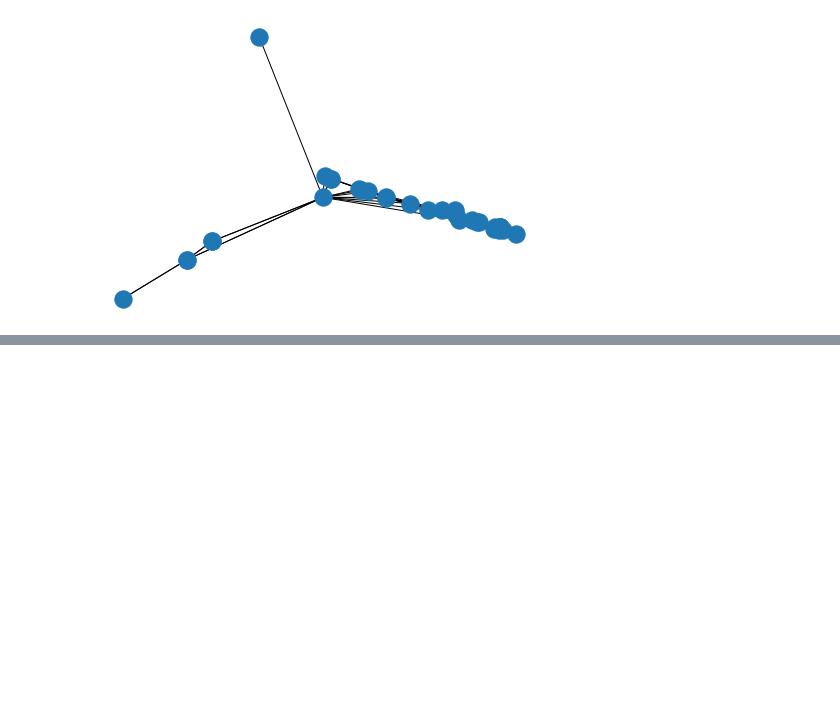
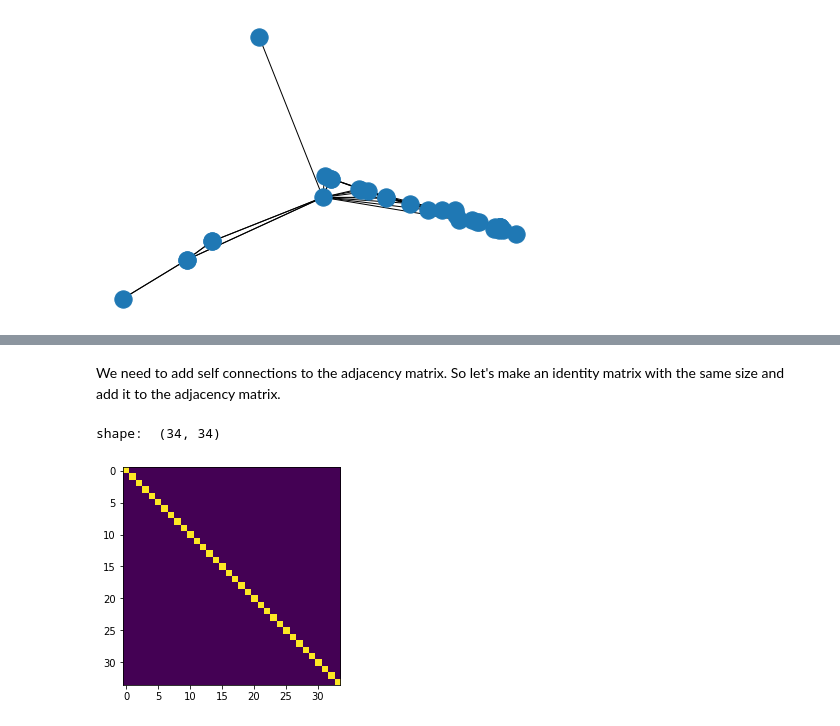
Before and after one commit to MaggieLieu/MLiS_examples, a Jupyter notebook: Graph_examples.ipynb, the cells around one changed output, grey strips where cells are left out. Drawn from its saved outputs; the diff is of its cells as text; code cells hidden in the pictures; blank space fills up the shorter version.

```diff
--- a/Graph_examples.ipynb
+++ b/Graph_examples.ipynb
@@ -69,0 +81,9 @@ nx.draw_spectral(G) #plot spectral network
+# %% [markdown]
+We need to add self connections to the adjacency matrix. So let's make an identity matrix with the same size and add it to the adjacency matrix.
+# %%
+I = np.eye(G.number_of_nodes())
+print('shape: ', np.shape(I));
+plt.imshow(I);
+# %% [output]
+shape:  (34, 34)
+[figure, added]
```
Also changed, not shown: parts of 64 cells of this notebook.
